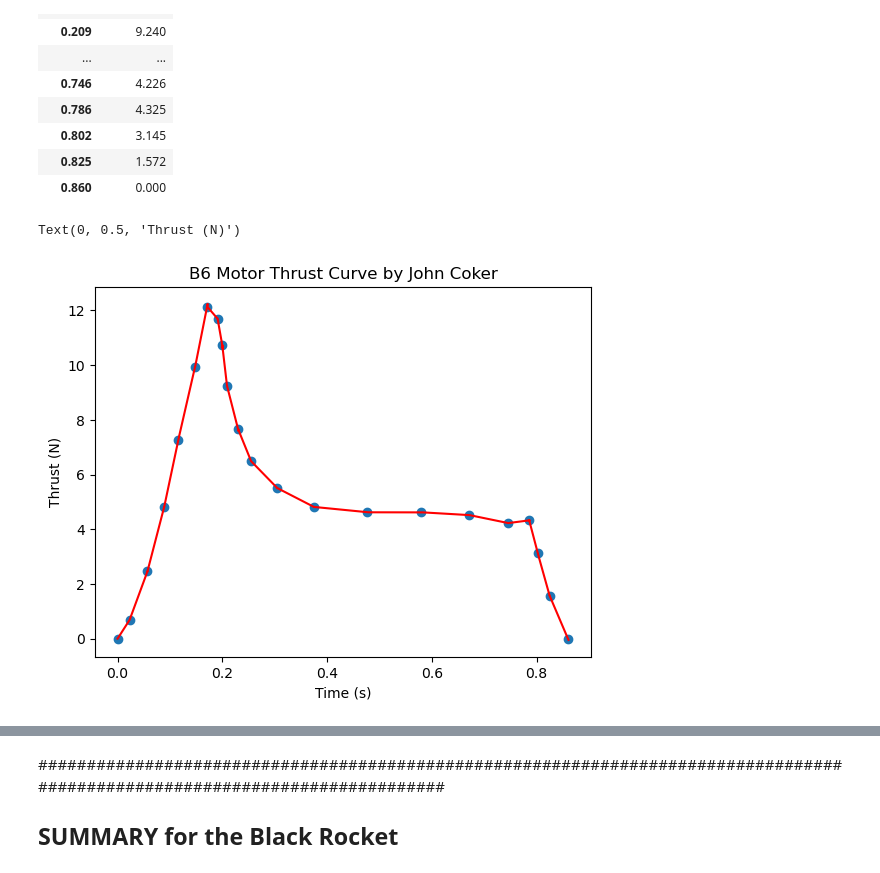
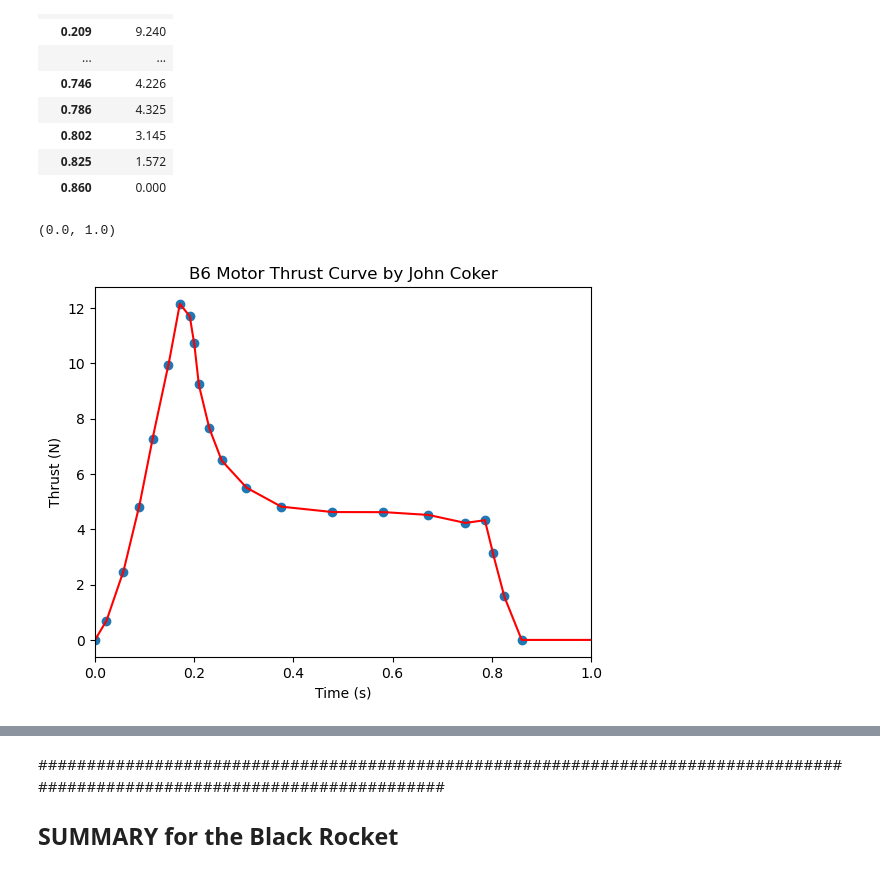
Before and after one commit to BamtolYy/rocket, a Jupyter notebook: simulation/2DRocketSim.ipynb, the cells around one changed output, grey strips where cells are left out. Drawn from its saved outputs; the diff is of its cells as text; code cells hidden in the pictures.

```diff
--- a/simulation/2DRocketSim.ipynb
+++ b/simulation/2DRocketSim.ipynb
@@ -119,7 +124,7 @@ def twoDRocket_ODE(state_vectors, t, g, m, IG, a, alpha, rho, S, Cl):
 # cp            = Center of Pressure location from the nose
 # cg            = Center of Gravity from the nose
 x0    = [0,0,0,0,pi/2,0]
-tstep = 0.001 # s
+tstep = 0.0001 # s
 t     = np.arange(0,7,tstep)
 g     = 9.81 # m/s^2
 m     = 0.124 # kg
@@ -128,7 +133,7 @@ cp    = 0.626 # m
 cg    = 0.452 # m
 a     = abs(cp-cg)
 alpha = 0
-rho   = 1.225 # kg/m^3 at sea level Temporary value. Change it according to the day I launch it.
+rho   = 1.130568 # kg/m^3 for Allen on 7/30/2025 at about 3:53 pm
 S     = 1/4*pi*pow(0.035,2) # m^2
 Cl    = 16.85 * alpha
 # %%
@@ -158,30 +163,31 @@ ThrustData.set_index('Time (s)')
 # %%
 ## Curve Fit Thrust Curve
 ThrustData = pd.DataFrame(ThrustData).to_numpy()
 fit = []
-curvetime = []
+fit = np.interp(t, ThrustData[:,0],ThrustData[:,1])
 # Type of curve I am going to be fitting for the thrust curve
-def linear(x, a,b):
-    return a*x + b
-for i in range(0,len(ThrustData)-1):
-    timeForCurveFit = np.arange(ThrustData[i,0],ThrustData[i+1,0]+tstep,tstep)
-    constants       = curve_fit(linear, ThrustData[i:i+2,0], ThrustData[i:i+2,1])
-    a = constants[0][0]
-    b = constants[0][1]
-    for j in timeForCurveFit:
-        fit.append(linear(j, a,b))
-        curvetime.append(j)
-fit = np.array(fit)
-curvetime = np.array(curvetime)
+# def linear(x, a,b):
+#     return a*x + b
+# for i in range(0,len(ThrustData)-1):
+#     timeForCurveFit = np.arange(ThrustData[i,0],ThrustData[i+1,0]+tstep,tstep)
+#     constants       = curve_fit(linear, ThrustData[i:i+2,0], ThrustData[i:i+2,1])
+#     a = constants[0][0]
+#     b = constants[0][1]
+#     for j in timeForCurveFit:
+#         fit.append(linear(j, a,b))
+#         curvetime.append(j)
+# fit = np.array(fit)
+# curvetime = np.array(curvetime)
 
 plt.scatter(ThrustData[:,0],ThrustData[:,1])
-plt.plot(curvetime,fit, color ='red')
+plt.plot(t,fit, color ='red')
 plt.title('B6 Motor Thrust Curve by John Coker')
 plt.xlabel('Time (s)')
 plt.ylabel('Thrust (N)')
+plt.xlim([0,1])
 # %% [output]
-Text(0, 0.5, 'Thrust (N)')
+(0.0, 1.0)
-[figure, old version]
+[figure, new version]
 # %%
 # ## Second attempt at fitting Thrust Curve to be used in the ODE
 # def func(x, a, b):
```
Also changed, not shown: parts of 10 cells of this notebook.
